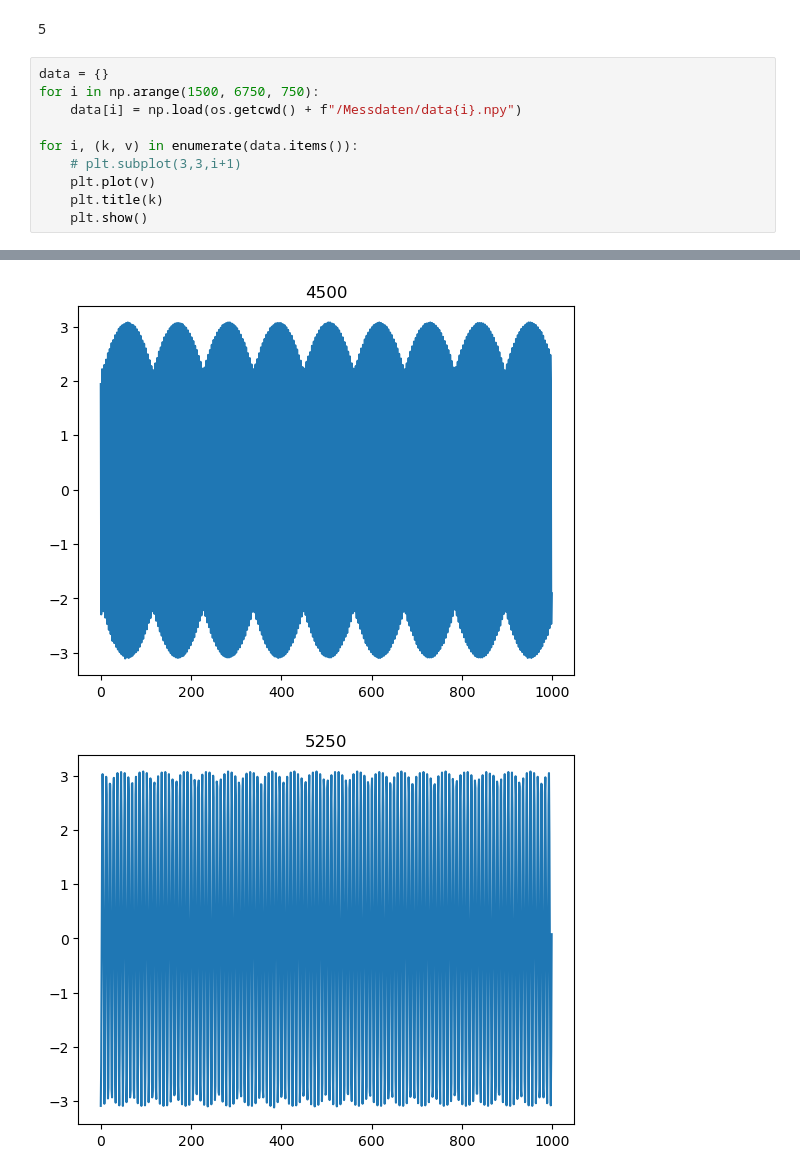
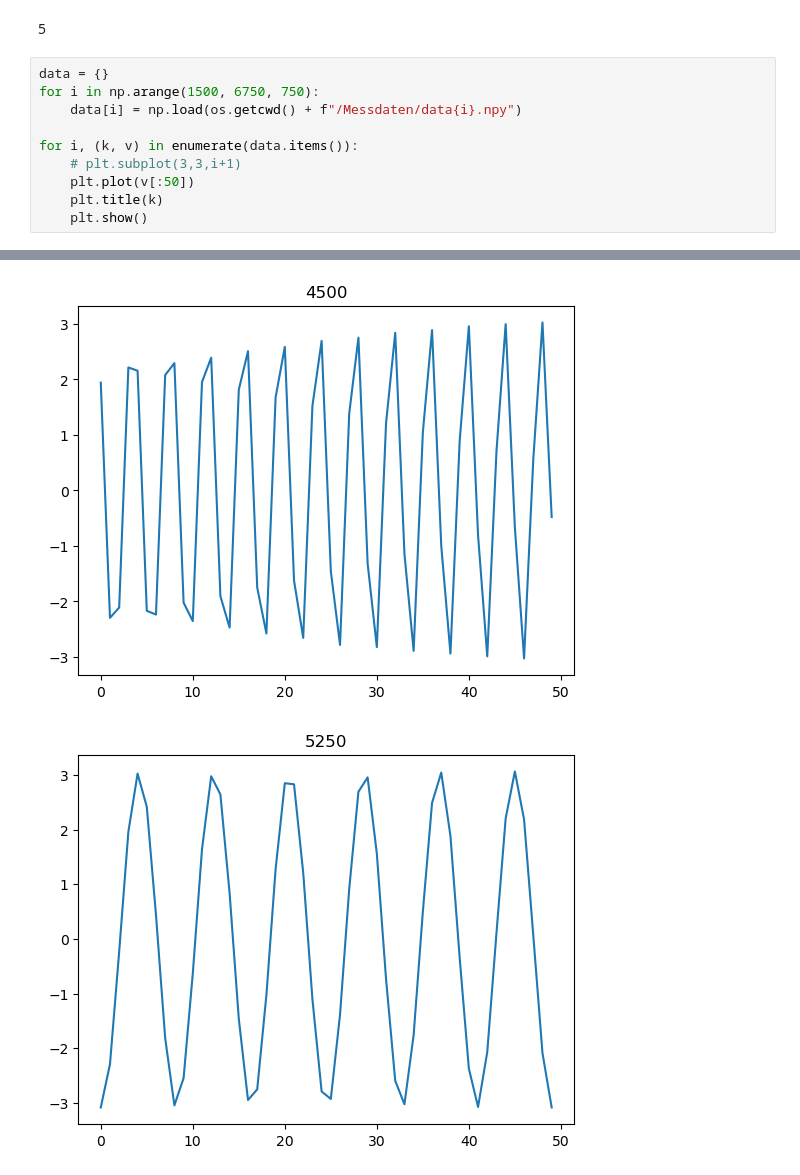
Before and after one commit to hannesbrugger/Signale-und-Systeme, a Jupyter notebook: Versuch5/versuch5.ipynb, the cells around one changed output, grey strips where cells are left out. Cells and saved outputs as stored; diff of their text form.

```diff
--- a/Versuch5/versuch5.ipynb
+++ b/Versuch5/versuch5.ipynb
@@ -74,7 +66,7 @@ for i in np.arange(1500, 6750, 750):
 
 for i, (k, v) in enumerate(data.items()):
     # plt.subplot(3,3,i+1)
-    plt.plot(v)
+    plt.plot(v[:50])
     plt.title(k)
     plt.show()
 # %% [output]
@@ -85,2 +77,2 @@ for i, (k, v) in enumerate(data.items()):
-[figure, old version]
+[figure, new version]
-[figure, old version]
+[figure, new version]
```
Also changed, not shown: parts of 3 cells of this notebook, 1 other file.
